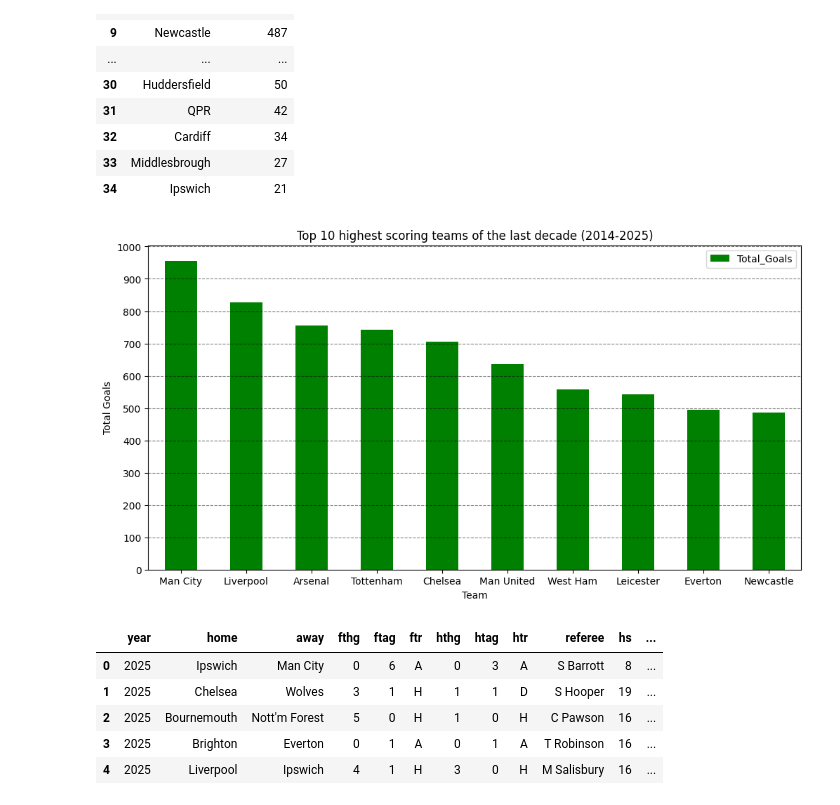
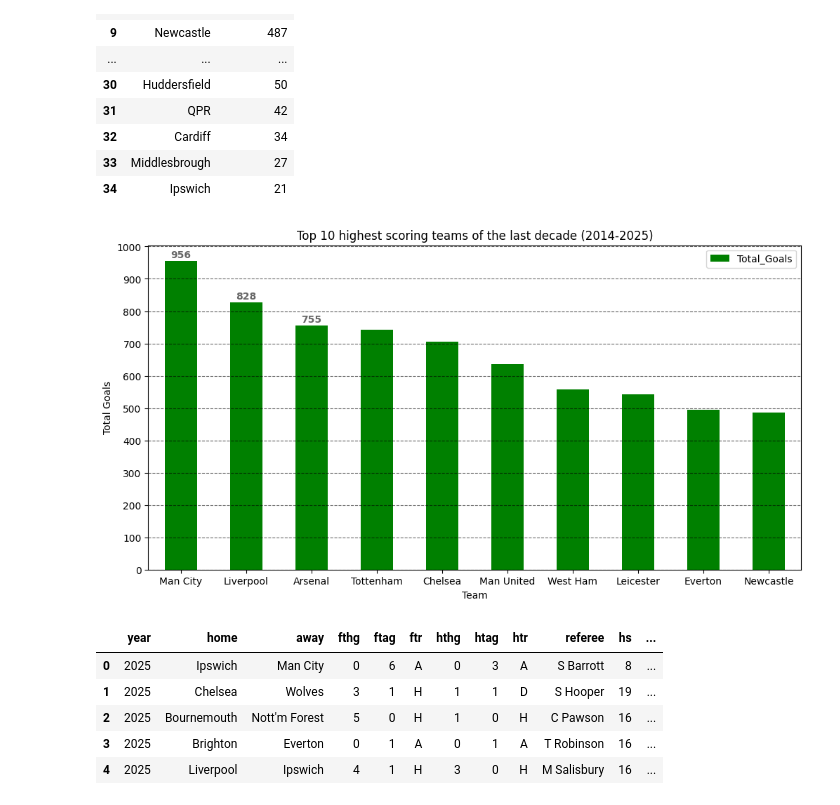
Before and after one commit to SmithNJ13/data_analysis, a Jupyter notebook: analysis.ipynb, the cells around one changed output. Saved outputs shown, nothing was run; the diff lists cells and outputs as text; code cells hidden in the pictures.

```diff
--- a/analysis.ipynb
+++ b/analysis.ipynb
@@ -436,16 +436,20 @@ Question_One
 # %%
 Question_One_Top10 = Question_One.head(10)
 Top_10 = Question_One_Top10.plot(x="Team", y="Total_Goals", kind="bar", color="green", figsize=(12,6))
 
 plt.xticks(rotation=0)
 plt.yticks(range(0, Question_One_Top10["Total_Goals"].max() + 100, 100))
 plt.xlabel("Team")
 plt.ylabel("Total Goals")
 plt.title("Top 10 highest scoring teams of the last decade (2014-2025)")
-plt.grid(axis="y", linestyle="--", color="black", alpha=0.5)
+plt.grid(axis="y", linestyle="--", color="black", alpha=0.6)
+
+for i, value in enumerate(Question_One_Top10["Total_Goals"]):
+    if i < 3:
+        plt.text(i, value + 10, str(value), ha="center", fontsize=10, fontweight="bold", color="black", alpha=0.6)
 plt.show()
 # %% [output]
-[figure, old version]
+[figure, new version]
 # %%
 Prem_DF.head()
 # %% [output]
```
Also changed, not shown: parts of 6 cells of this notebook, 1 other file.
